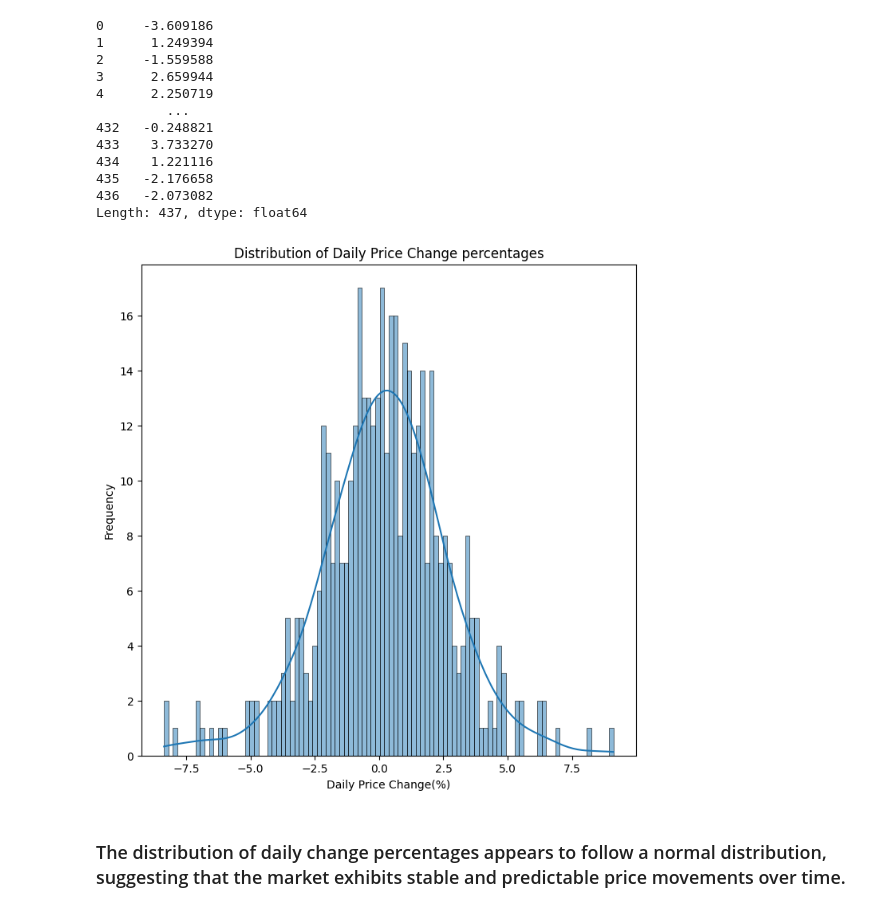
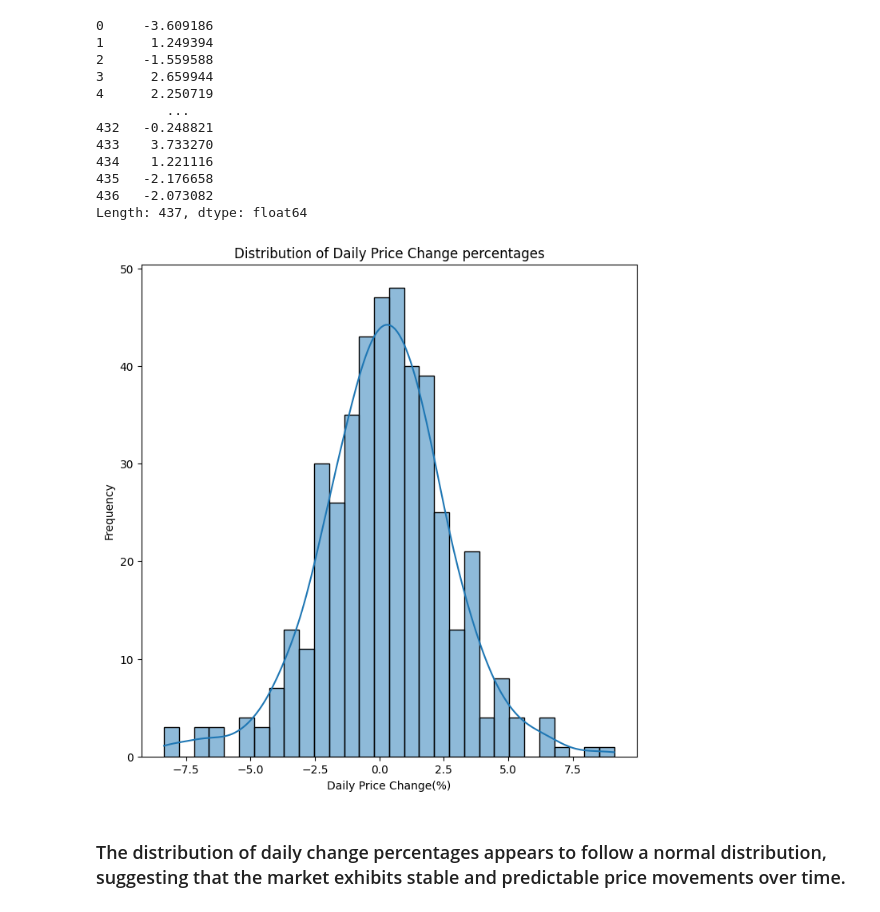
Before and after one commit to OswinDsilva/DataVisualisation_Lab_Assignments, a Jupyter notebook: Case Study/Week10-11_CaseStudy_240905268.ipynb, the cells around one changed output. Drawn from its saved outputs; the diff is of its cells as text; code cells hidden in the pictures.

```diff
--- a/Case Study/Week10-11_CaseStudy_240905268.ipynb
+++ b/Case Study/Week10-11_CaseStudy_240905268.ipynb
@@ -488,14 +505,14 @@ Length: 437, dtype: float64
 # %%
 # Histogram plot
 
 plt.figure(figsize=(8,8))
-sns.histplot(data = var_DailyChangePercentage, bins = 100, kde= True)
+sns.histplot(data = var_DailyChangePercentage, bins = 30, kde= True)
 plt.title("Distribution of Daily Price Change percentages")
 plt.xlabel("Daily Price Change(%)")
 plt.ylabel("Frequency")
 plt.show()
 # %% [output]
-[figure, old version]
+[figure, new version]
 # %% [markdown]
 ### The distribution of daily change percentages appears to follow a normal distribution, suggesting that the market exhibits stable and predictable price movements over time.
 # %%
```
Also changed, not shown: parts of 3 cells of this notebook, 1 other file.
